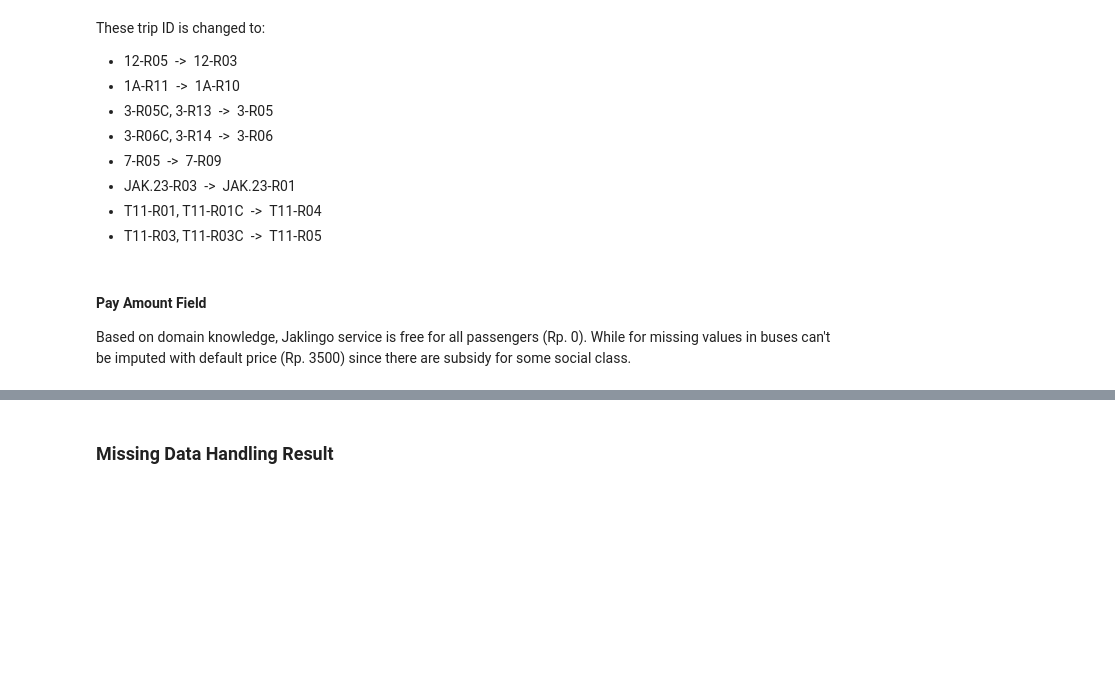
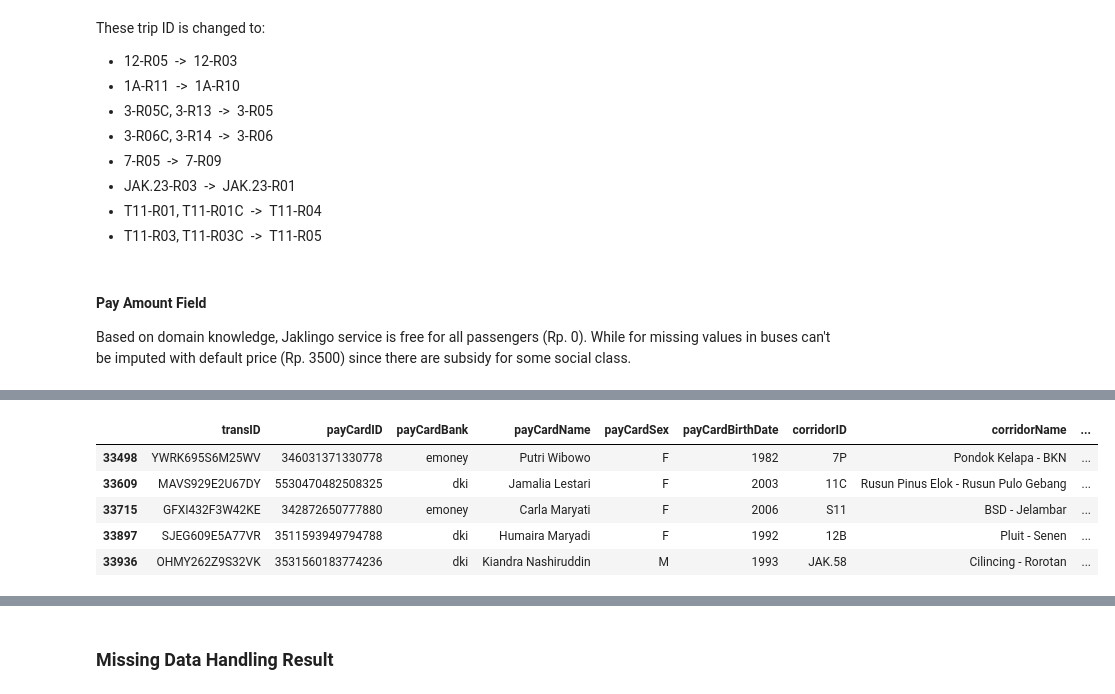
Before and after one commit to seanka/Python-TransJakarta-DataAnalysis, a Jupyter notebook: Notebook.ipynb, the cells around one changed output, grey strips where cells are left out. Saved outputs shown, nothing was run; the diff lists cells and outputs as text; code cells hidden in the pictures; blank space fills up the shorter version.

Commit message:
Section 4: Enhanced Handle Missing Data sub section

```diff
--- a/Notebook.ipynb
+++ b/Notebook.ipynb
@@ -1012,6 +1008,4 @@ tapOutStopsName field indicates the name of bus stops, missing value in tapOutSt
 # %%
-tap_out_mapping = dict(zip(
+tap_stops_mapping = dict(zip(
     data_df.loc[data_df['tapInStops'].notna(), 'tapInStopsName'],
     data_df.loc[data_df['tapInStops'].notna(), 'tapInStops']))
-
-data_df.loc[data_df['tapOutStops'].isna(), 'tapOutStops'] = (data_df.loc[data_df['tapOutStops'].isna(), 'tapOutStopsName'].map(tap_out_mapping))
@@ -1033,0 +1012,13 @@ data_df[data_df['tapOutStops'].isna()]
+# %%
+data_df.loc[data_df['tapOutStops'].isna(), 'tapOutStops'] = (data_df.loc[data_df['tapOutStops'].isna(), 'tapOutStopsName'].map(tap_stops_mapping))
+
+data_df.loc[data_df['tapInStops'].isna(), 'tapInStops'] = (data_df.loc[data_df['tapInStops'].isna(), 'tapInStopsName'].map(tap_stops_mapping))
+# %%
+display(data_df[data_df['tapInStops'].isna()].head(), data_df[data_df['tapOutStops'].isna()].head())
+# %% [output]
+|  | transID | payCardID | payCardBank | payCardName | payCardSex | payCardBirthDate | corridorID | corridorName | ... |
+| 33498 | YWRK695S6M25WV | 346031371330778 | emoney | Putri Wibowo | F | 1982 | 7P | Pondok Kelapa - BKN | ... |
+| 33609 | MAVS929E2U67DY | 5530470482508325 | dki | Jamalia Lestari | F | 2003 | 11C | Rusun Pinus Elok - Rusun Pulo Gebang | ... |
+| 33715 | GFXI432F3W42KE | 342872650777880 | emoney | Carla Maryati | F | 2006 | S11 | BSD - Jelambar | ... |
+| 33897 | SJEG609E5A77VR | 3511593949794788 | dki | Humaira Maryadi | F | 1992 | 12B | Pluit - Senen | ... |
+| 33936 | OHMY262Z9S32VK | 3531560183774236 | dki | Kiandra Nashiruddin | M | 1993 | JAK.58 | Cilincing - Rorotan | ... |
```
Also changed, not shown: parts of 14 cells of this notebook.
